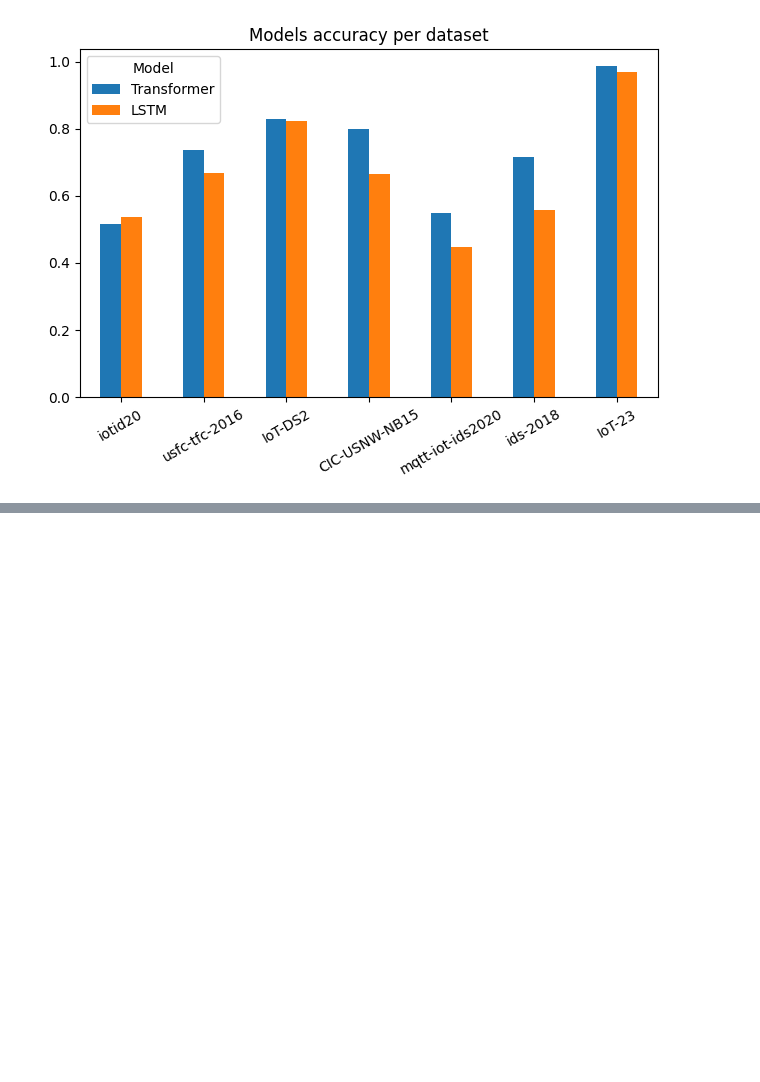
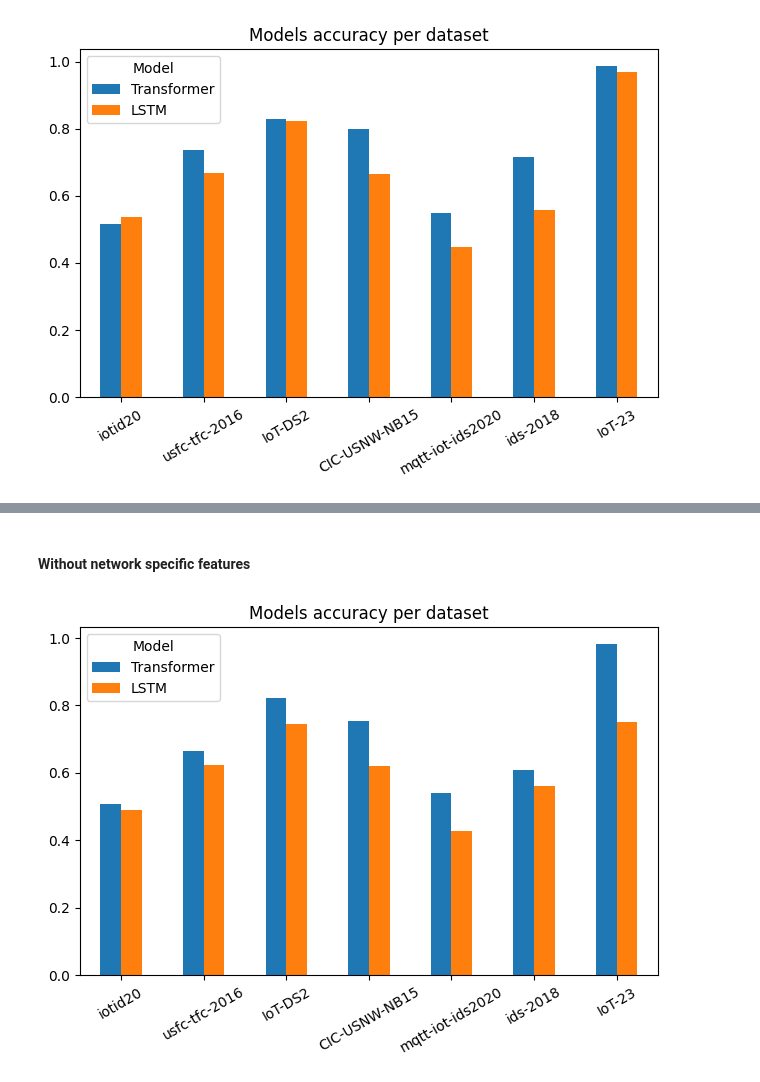
Before and after one commit to thetonk/master-thesis, a Jupyter notebook: notebooks/experiments-results-transfer-learning.ipynb, the cells around one changed output, grey strips where cells are left out. Cells and saved outputs as stored; diff of their text form; code cells hidden in the pictures; blank space fills up the shorter version.

```diff
--- a/notebooks/experiments-results-transfer-learning.ipynb
+++ b/notebooks/experiments-results-transfer-learning.ipynb
@@ -230,0 +246,14 @@ fig.savefig("model_accuracy_removed_few_shot_100.pdf")
+# %% [markdown]
+#### Without network specific features
+# %%
+transformer_csv = "../tests/results/reports/transformer/few_shot/10_samples/without_network_specific_features_improved/30_epochs_early_stop/binary_metrics/results_transformer_TL_removed_few_shot.csv"
+lstm_csv = "../tests/results/reports/lstm/few_shot/10_samples/without_network_specific_features_improved/5_epochs_early_stop/binary_metrics/results_lstm_TL_removed_few_shot.csv"
+accuracy_per_dataset = get_binary_models_performance(transformer_csv, lstm_csv)
+
+ax = accuracy_per_dataset.T.plot(kind='bar', rot=30)
+ax.set_title("Models accuracy per dataset")
+fig = ax.get_figure()
+fig.tight_layout(h_pad=3)
+fig.savefig("model_accuracy_removed_few_shot_10.pdf")
+# %% [output]
+[figure, added]
```
Also changed, not shown: parts of 2 cells of this notebook, 15 other files.
